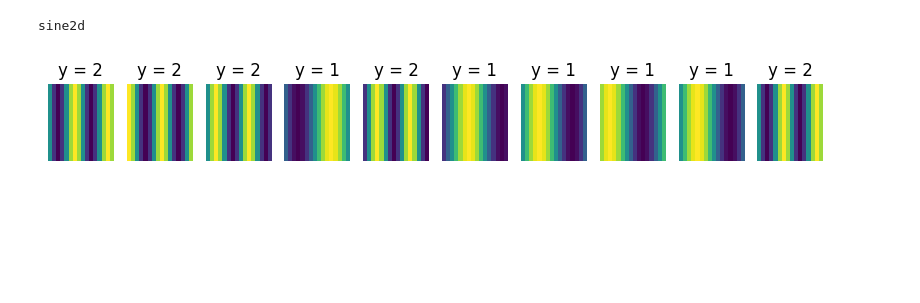
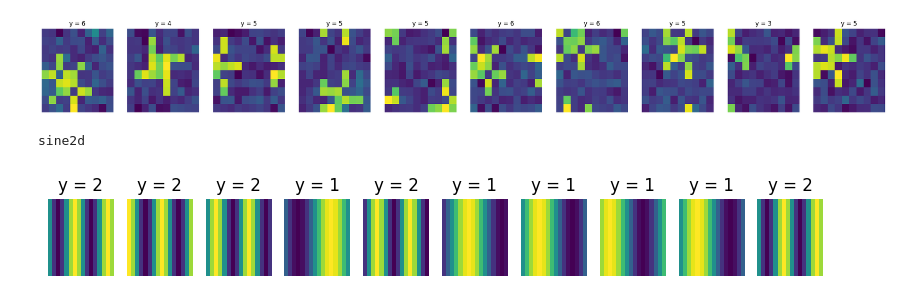
Before and after one commit to elidub/SymPDE, a Jupyter notebook: notebooks_symlie/data_generation.ipynb, the cells around one changed output. Cells and saved outputs as stored; diff of their text form; code cells hidden in the pictures; blank space fills up the shorter version.

```diff
--- a/notebooks_symlie/data_generation.ipynb
+++ b/notebooks_symlie/data_generation.ipynb
@@ -14,3 +15,21 @@ from data.generate_2d import sine1d, sine2d, flower, mnist
+# %%
+def plot_data(dataset, data_kwargs_list = ['data_kwargs'], N_plot=5):
+    for data_kwargs in data_kwargs_list:
+        create_data = Create2dData(dataset['create_sample_func'], dataset[data_kwargs], dataset['transform_kwargs'])
+        out = create_data(N = N_plot)
+        x, y = out['x'].reshape(N_plot, *dataset[data_kwargs]['grid_size']), out['y']
+        dataset['plot_func'](x, y, l = 3)
+# %%
+dataset = {
+    'create_sample_func' : flower,
+    'plot_func'          : plot2d,
+    'data_kwargs'        : {'grid_size':(10, 10), 'noise_std':0.1, 'y_low':2, 'y_high':7},
+    'transform_kwargs'   : {'eps_mult':[0., 1., 1., 1.], 'only_flip' : False},
+}
+
+plot_data(dataset, N_plot=10)
+# %% [output]
+[figure, added]
 # %%
 N_plot = 10
 
```
Also changed, not shown: parts of 1 cell of this notebook, 6 other files.
